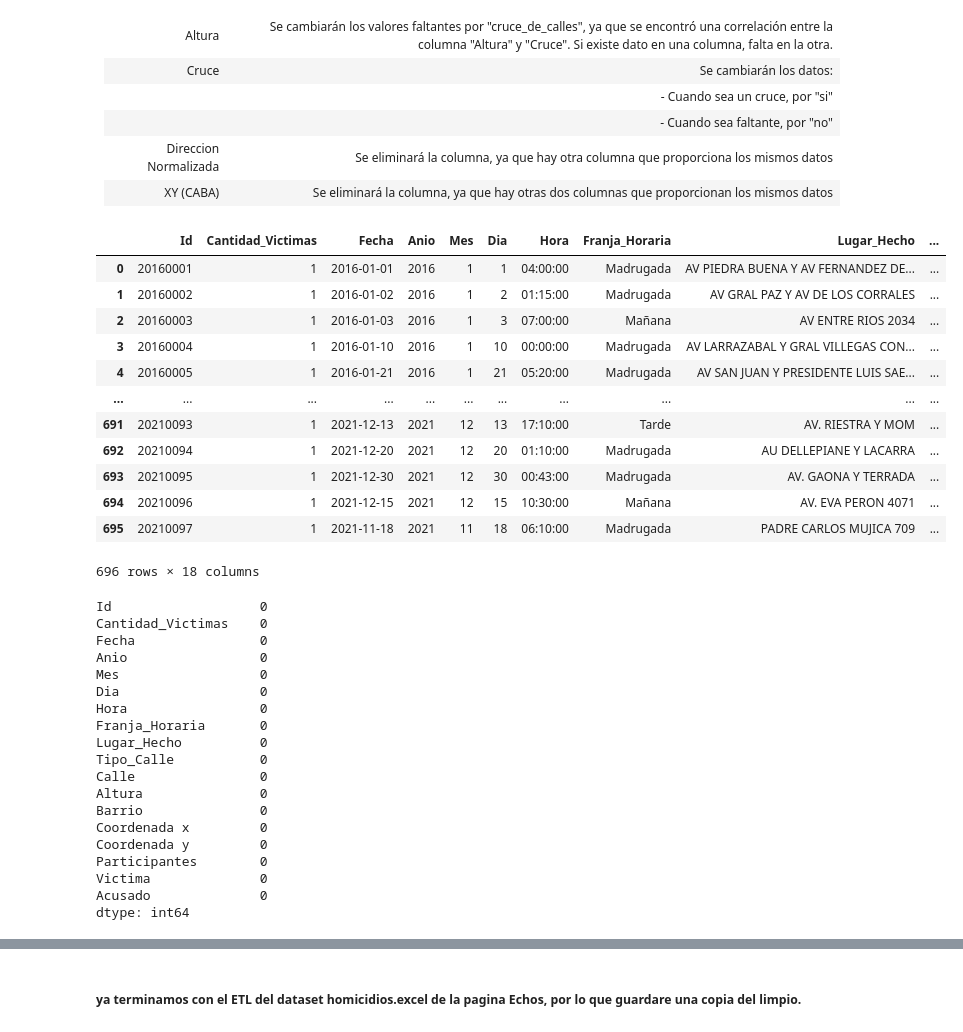
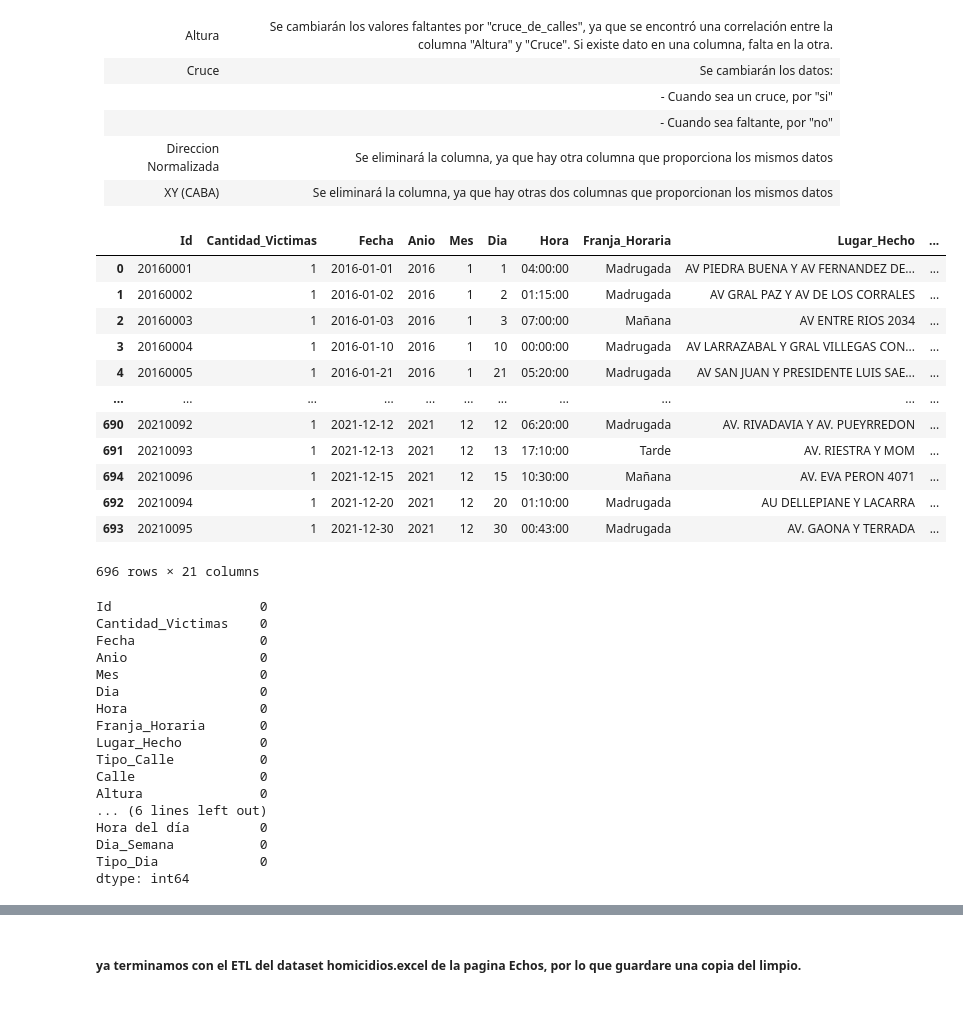
Before and after one commit to Facundo022/PI2_siniestros_viales, a Jupyter notebook: jupyter_notebooks/01_Visualizacion_etl.ipynb, the cells around one changed output, grey strips where cells are left out. Drawn from its saved outputs; the diff is of its cells as text; code cells hidden in the pictures.

```diff
--- a/jupyter_notebooks/01_Visualizacion_etl.ipynb
+++ b/jupyter_notebooks/01_Visualizacion_etl.ipynb
@@ -209,39 +209,71 @@ homicidios_hechos["Franja_Horaria"] = homicidios_hechos["Franja_Horaria"].apply(
 
 # cambios en la columna Calle
 homicidios_hechos["Calle"].fillna("SD", inplace=True)
 
 # cambios en la columna Altura
 homicidios_hechos["Altura"].fillna("cruce_de_calles", inplace=True)
 
 # cambios en la columna Cruce
 def convertir_columna_Cruce(valor):
   if isinstance(valor, str):
     return "si"
   else:
     return "no"
 
 # Aplica la función a la columna
 homicidios_hechos ["Cruce"] = homicidios_hechos["Cruce"].apply(convertir_columna_Cruce)
 
 # cambios en las columnas Dirección Normalizada y XY (CABA)
 # al final decidi eliminar la columna cruce ya que los datos ya quedarian integrados en la columna altura
 homicidios_hechos = homicidios_hechos.drop(columns=["Dirección Normalizada", "XY (CABA)", "Cruce"])
 
+#################################################################################
+# agrego una columna para la visualizacion posterior en el dashboard
+
+# Convertir la hora a string para asegurarse de que todos los valores sean de tipo string
+homicidios_hechos['Hora'] = homicidios_hechos['Hora'].astype(str)
+
+# Extraer la hora del día de la columna 'Hora'
+homicidios_hechos['Hora del día'] = pd.to_datetime(homicidios_hechos['Hora']).dt.hour
+
+# Contar la cantidad de homicidios por hora del día
+conteo_por_hora = homicidios_hechos['Hora del día'].value_counts().sort_index()
+
+###################################################################################
+
+# Crear una nueva columna para almacenar la conversión de la columna 'Fecha' a datetime
+homicidios_hechos['Fecha_Convertida'] = pd.to_datetime(homicidios_hechos['Fecha'])
+
+# Obtener el nombre del día de la semana
+homicidios_hechos['Dia_Semana'] = homicidios_hechos['Fecha_Convertida'].dt.day_name()
+
+# Definir el tipo de día basado en el día de la semana
+homicidios_hechos['Tipo_Dia'] = homicidios_hechos['Dia_Semana'].apply(lambda x: 'Dia_de_Semana' if x in ['Thursday', 'Friday', 'Monday', 'Tuesday', 'Wednesday'] else 'Fin_de_Semana')
+
+# Reordenar el DataFrame según el orden de los días de la semana
+dias_semana_ordenados = ['Monday', 'Tuesday', 'Wednesday', 'Thursday', 'Friday', 'Saturday', 'Sunday']
+homicidios_hechos = homicidios_hechos.sort_values('Fecha_Convertida')
+homicidios_hechos['Dia_Semana'] = pd.Categorical(homicidios_hechos['Dia_Semana'], categories=dias_semana_ordenados, ordered=True)
+
+# se elimina la columna copiada
+homicidios_hechos = homicidios_hechos.drop(columns=["Fecha_Convertida"])
+
+# Mostrar el DataFrame
 homicidios_hechos
 # %% [output]
 |  | Id | Cantidad_Victimas | Fecha | Anio | Mes | Dia | Hora | Franja_Horaria | Lugar_Hecho | ... |
 | 0 | 20160001 | 1 | 2016-01-01 | 2016 | 1 | 1 | 04:00:00 | Madrugada | AV PIEDRA BUENA Y AV FERNANDEZ DE... | ... |
 | 1 | 20160002 | 1 | 2016-01-02 | 2016 | 1 | 2 | 01:15:00 | Madrugada | AV GRAL PAZ Y AV DE LOS CORRALES | ... |
 | 2 | 20160003 | 1 | 2016-01-03 | 2016 | 1 | 3 | 07:00:00 | Mañana | AV ENTRE RIOS 2034 | ... |
 | 3 | 20160004 | 1 | 2016-01-10 | 2016 | 1 | 10 | 00:00:00 | Madrugada | AV LARRAZABAL Y GRAL VILLEGAS CON... | ... |
 | 4 | 20160005 | 1 | 2016-01-21 | 2016 | 1 | 21 | 05:20:00 | Madrugada | AV SAN JUAN Y PRESIDENTE LUIS SAE... | ... |
 | ... | ... | ... | ... | ... | ... | ... | ... | ... | ... | ... |
+| 690 | 20210092 | 1 | 2021-12-12 | 2021 | 12 | 12 | 06:20:00 | Madrugada | AV. RIVADAVIA Y AV. PUEYRREDON | ... |
 | 691 | 20210093 | 1 | 2021-12-13 | 2021 | 12 | 13 | 17:10:00 | Tarde | AV. RIESTRA Y MOM | ... |
+| 694 | 20210096 | 1 | 2021-12-15 | 2021 | 12 | 15 | 10:30:00 | Mañana | AV. EVA PERON 4071 | ... |
 | 692 | 20210094 | 1 | 2021-12-20 | 2021 | 12 | 20 | 01:10:00 | Madrugada | AU DELLEPIANE Y LACARRA | ... |
 | 693 | 20210095 | 1 | 2021-12-30 | 2021 | 12 | 30 | 00:43:00 | Madrugada | AV. GAONA Y TERRADA | ... |
-| 694 | 20210096 | 1 | 2021-12-15 | 2021 | 12 | 15 | 10:30:00 | Mañana | AV. EVA PERON 4071 | ... |
-| 695 | 20210097 | 1 | 2021-11-18 | 2021 | 11 | 18 | 06:10:00 | Madrugada | PADRE CARLOS MUJICA 709 | ... |
-696 rows × 18 columns
+696 rows × 21 columns
 # %%
 homicidios_hechos.isnull().sum()
 # %% [output]
@@ -257,12 +289,10 @@ Lugar_Hecho          0
 Tipo_Calle           0
 Calle                0
 Altura               0
-Barrio               0
-Coordenada x         0
-Coordenada y         0
-Participantes        0
-Victima              0
-Acusado              0
+... (6 lines left out)
+Hora del día         0
+Dia_Semana           0
+Tipo_Dia             0
 dtype: int64
 # %%
 homicidios_hechos.isna().sum()
```
Also changed, not shown: parts of 1 cell of this notebook, 4 other files.
